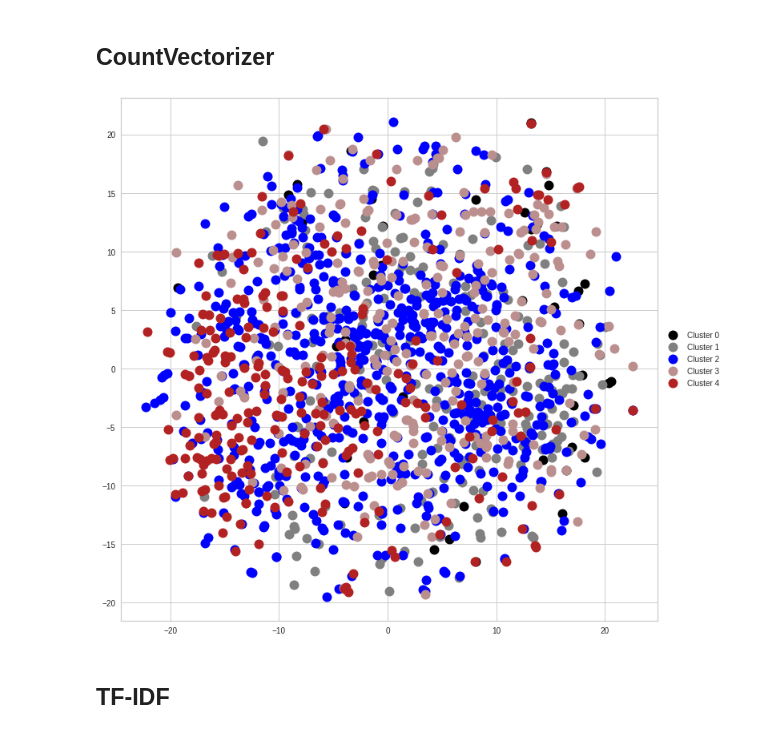
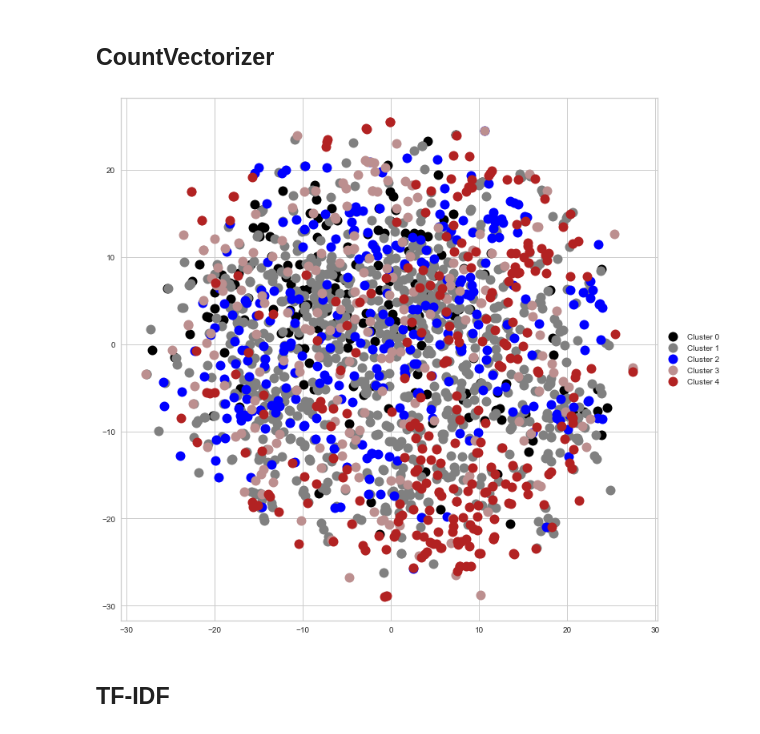
Before and after one commit to Rajsh1111/453_assignment03, a Jupyter notebook: analysis.ipynb, the cells around one changed output. Drawn from its saved outputs; the diff is of its cells as text; code cells hidden in the pictures.

```diff
--- a/analysis.ipynb
+++ b/analysis.ipynb
@@ -51,7 +55,7 @@ regex: 2.2.1
 # test_df = pd.read_pickle('data_files/test_df.pkl')
 # test_df.head()
 # %%
-df = pd.read_pickle('data_files/shuffled_df.pkl')
+df = pd.read_pickle('data_files/processed_data.pkl')
 shuffled_df = df.sample(frac=1)
 shuffled_df.head()
 # %% [output]
@@ -147,7 +180,7 @@ STEMMING = True
 # %% [markdown]
 ## Sample documents
 # %%
-shuffled_df = shuffled_df.iloc[:1500]
+shuffled_df = shuffled_df.iloc[:1800]
 # %% [markdown]
 # Vectorize Data
 # %% [markdown]
@@ -583,44 +650,35 @@ cluster_labels = {0: 'Cluster 0', 1: 'Cluster 1', 2: 'Cluster 2', 3: 'Cluster 3'
 df = pd.DataFrame(dict(x=xs, y=ys, label=clusters, title=range(0,len(clusters))))
 
 #group by cluster
 groups = df.groupby('label')
 
 fig, ax = plt.subplots(figsize=(12, 12)) # set size
 ax.margins(0.05) # Optional, just adds 5% padding to the autoscaling
 
 #iterate through groups to layer the plot
 #note that I use the cluster_name and cluster_color dicts with the 'name' lookup to return the appropriate color/label
 for name, group in groups:
     ax.plot(group.x, group.y, marker='o', linestyle='', ms=12,
             label=cluster_labels[name], color=cluster_colors[name],
             mec='none')
     ax.set_aspect('auto')
     ax.tick_params(\
         axis= 'x',          # changes apply to the x-axis
         which='both',      # both major and minor ticks are affected
         bottom='off',      # ticks along the bottom edge are off
         top='off',         # ticks along the top edge are off
         labelbottom='on')
     ax.tick_params(\
         axis= 'y',         # changes apply to the y-axis
         which='both',      # both major and minor ticks are affected
         left='off',      # ticks along the bottom edge are off
         top='off',         # ticks along the top edge are off
         labelleft='on')
 
 ax.legend(loc='center left', bbox_to_anchor=(1, 0.5)) #show legend with only 1 point
-
-os.chdir('..') # return to working directory
-
-from matplotlib.backends.backend_pdf import PdfPages
-pp = PdfPages('tsne-document-clusters.pdf')
-
-fig.savefig(pp, format = 'pdf',
-            orientation = 'landscape', pad_inches = 0.5)
-
-pp.close()
+plt.savefig('countvec_tsne_docs.png', format = 'png')
 # %% [output]
-[figure, old version]
+[figure, new version]
 # %% [markdown]
 ## TF-IDF
 # %%
```
Also changed, not shown: parts of 67 cells of this notebook, 23 other files.
